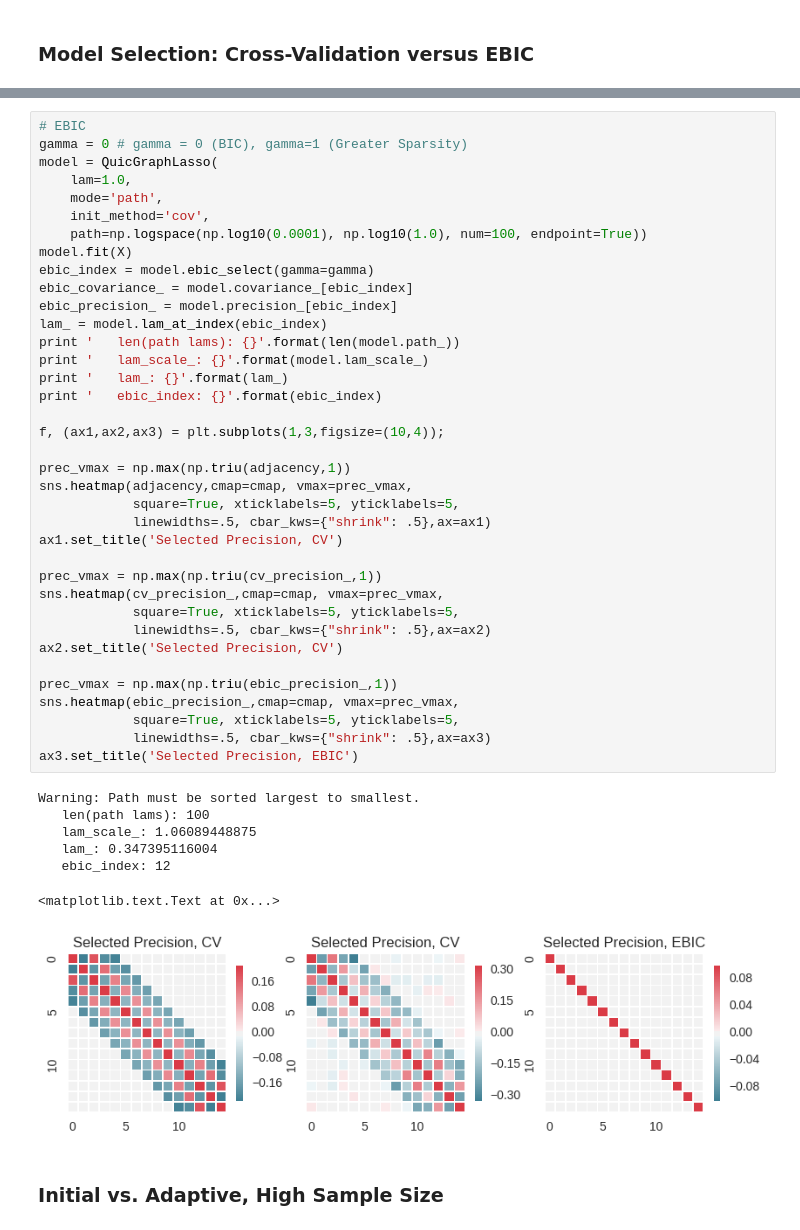
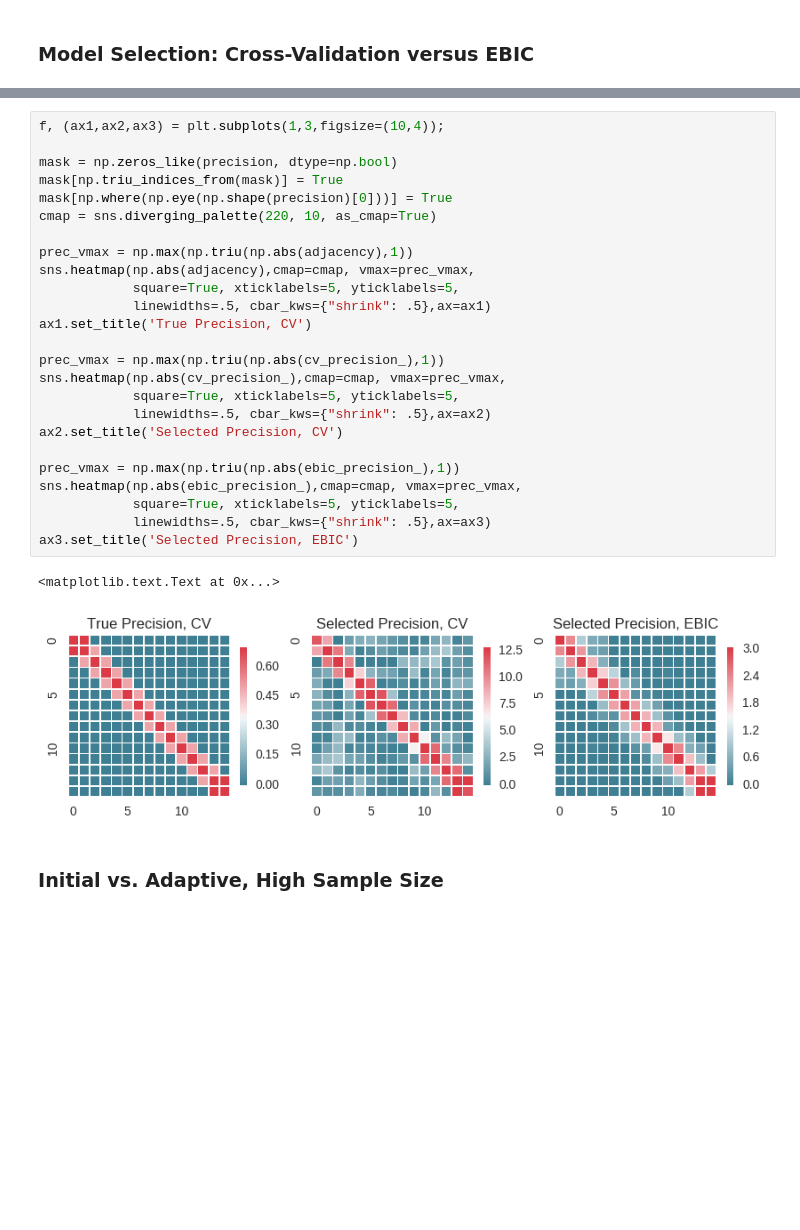
Before and after one commit to skggm/skggm, a Jupyter notebook: examples/Banded Network Simulation.ipynb, the cells around one changed output, grey strips where cells are left out. Cells and saved outputs as stored; diff of their text form; blank space fills up the shorter version.

```diff
--- a/examples/Banded Network Simulation.ipynb
+++ b/examples/Banded Network Simulation.ipynb
@@ -160,48 +190,31 @@ print '   lam_: {}'.format(model.lam_)
 # %%
-# EBIC
-gamma = 0 # gamma = 0 (BIC), gamma=1 (Greater Sparsity)
-model = QuicGraphLasso(
-    lam=1.0,
-    mode='path',
-    init_method='cov',
-    path=np.logspace(np.log10(0.0001), np.log10(1.0), num=100, endpoint=True))
-model.fit(X)
-ebic_index = model.ebic_select(gamma=gamma)
-ebic_covariance_ = model.covariance_[ebic_index]
-ebic_precision_ = model.precision_[ebic_index]
-lam_ = model.lam_at_index(ebic_index)
-print '   len(path lams): {}'.format(len(model.path_))
-print '   lam_scale_: {}'.format(model.lam_scale_)
-print '   lam_: {}'.format(lam_)
-print '   ebic_index: {}'.format(ebic_index)
-
 f, (ax1,ax2,ax3) = plt.subplots(1,3,figsize=(10,4));
 
-prec_vmax = np.max(np.triu(adjacency,1))
-sns.heatmap(adjacency,cmap=cmap, vmax=prec_vmax,
+mask = np.zeros_like(precision, dtype=np.bool)
+mask[np.triu_indices_from(mask)] = True
+mask[np.where(np.eye(np.shape(precision)[0]))] = True
+cmap = sns.diverging_palette(220, 10, as_cmap=True)
+
+prec_vmax = np.max(np.triu(np.abs(adjacency),1))
+sns.heatmap(np.abs(adjacency),cmap=cmap, vmax=prec_vmax,
             square=True, xticklabels=5, yticklabels=5,
             linewidths=.5, cbar_kws={"shrink": .5},ax=ax1)
-ax1.set_title('Selected Precision, CV')
+ax1.set_title('True Precision, CV')
 
-prec_vmax = np.max(np.triu(cv_precision_,1))
-sns.heatmap(cv_precision_,cmap=cmap, vmax=prec_vmax,
+prec_vmax = np.max(np.triu(np.abs(cv_precision_),1))
+sns.heatmap(np.abs(cv_precision_),cmap=cmap, vmax=prec_vmax,
             square=True, xticklabels=5, yticklabels=5,
             linewidths=.5, cbar_kws={"shrink": .5},ax=ax2)
 ax2.set_title('Selected Precision, CV')
 
-prec_vmax = np.max(np.triu(ebic_precision_,1))
-sns.heatmap(ebic_precision_,cmap=cmap, vmax=prec_vmax,
+prec_vmax = np.max(np.triu(np.abs(ebic_precision_),1))
+sns.heatmap(np.abs(ebic_precision_),cmap=cmap, vmax=prec_vmax,
             square=True, xticklabels=5, yticklabels=5,
             linewidths=.5, cbar_kws={"shrink": .5},ax=ax3)
 ax3.set_title('Selected Precision, EBIC')
 # %% [output]
-Warning: Path must be sorted largest to smallest.
-   len(path lams): 100
-   lam_scale_: 1.06089448875
-   lam_: 0.347395116004
-   ebic_index: 12
+<matplotlib.text.Text at 0x...>
-<matplotlib.text.Text at 0x...>
-[figure, old version]
+[figure, new version]
 # %% [markdown]
 ### Initial vs. Adaptive, High Sample Size
 # %%
```
Also changed, not shown: parts of 12 cells of this notebook.
